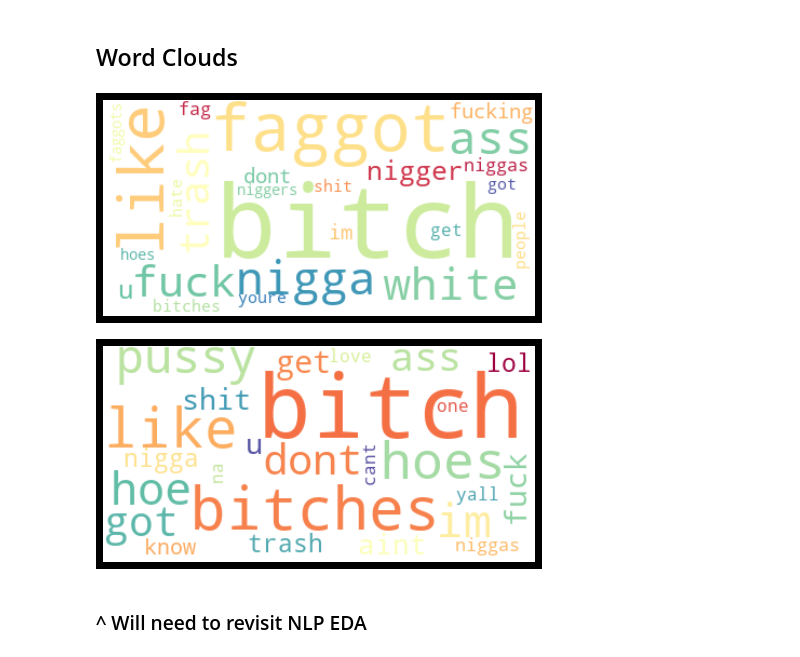
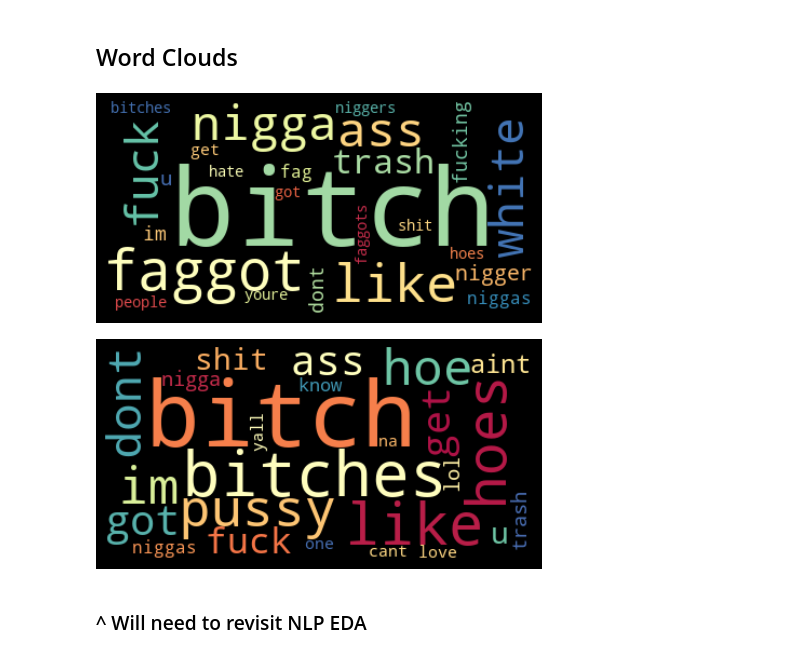
Before and after one commit to sidneykung/twitter_hate_speech_detection, a Jupyter notebook: preprocessing/eda_notebook.ipynb, the cells around one changed output. Cells and saved outputs as stored; diff of their text form; code cells hidden in the pictures.

Commit message:
uncensored word clouds for top hashtags

```diff
--- a/preprocessing/eda_notebook.ipynb
+++ b/preprocessing/eda_notebook.ipynb
@@ -220,22 +220,22 @@ hate_dict = dict(zip(hate_bar_words, hate_bar_counts))
 not_hate_dict = dict(zip(not_hate_bar_words, not_hate_bar_counts))
 # %%
 # create the word cloud:
-wordcloud = WordCloud(colormap='Spectral', background_color='white').generate_from_frequencies(hate_dict)
+wordcloud = WordCloud(colormap='Spectral').generate_from_frequencies(hate_dict)
 
 # Display the generated image w/ matplotlib:
 plt.figure(figsize=(6,6), facecolor='k')
 plt.imshow(wordcloud, interpolation='bilinear')
 plt.axis("off")
 plt.tight_layout(pad=0)
 
 # Uncomment the next line if you want to save your image:
 # plt.savefig('satire_wordcloud.png')
 
 plt.show()
 # %% [output]
-[figure, old version]
+[figure, new version]
 # %%
-wordcloud = WordCloud(colormap='Spectral', background_color='white').generate_from_frequencies(not_hate_dict)
+wordcloud = WordCloud(colormap='Spectral').generate_from_frequencies(not_hate_dict)
 
 plt.figure(figsize=(6,6), facecolor='k')
 plt.imshow(wordcloud, interpolation='bilinear')
@@ -245,7 +245,7 @@ plt.tight_layout(pad=0)
 
 plt.show()
 # %% [output]
-[figure, old version]
+[figure, new version]
 # %% [markdown]
 ### ^ Will need to revisit NLP EDA
 # %% [markdown]
```
Also changed, not shown: 1 other file.
